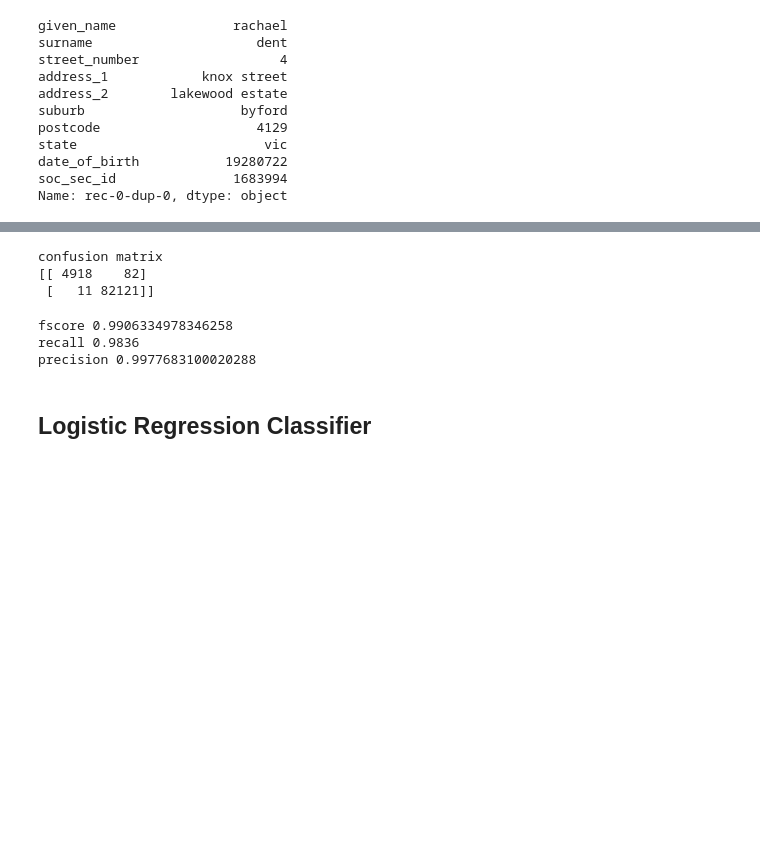
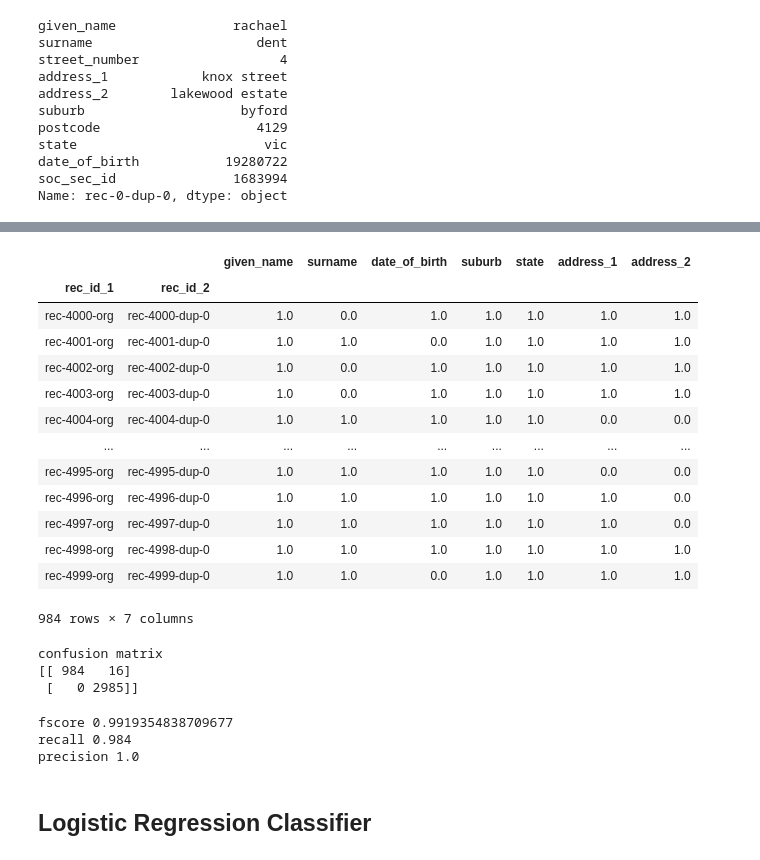
Before and after one commit to frenkowski/ML_aided_RecordLinkage, a Jupyter notebook: AD_project.ipynb, the cells around one changed output, grey strips where cells are left out. Saved outputs shown, nothing was run; the diff lists cells and outputs as text; code cells hidden in the pictures; blank space fills up the shorter version.

```diff
--- a/AD_project.ipynb
+++ b/AD_project.ipynb
@@ -313,24 +390,42 @@ matches
+# %%
+testing_matches = testing_features[testing_features.sum(axis=1) > 3]
+testing_matches
+# %% [output]
+|  |  | given_name | surname | date_of_birth | suburb | state | address_1 | address_2 |
+| rec_id_1 | rec_id_2 |  |  |  |  |  |  |  |
+| rec-4000-org | rec-4000-dup-0 | 1.0 | 0.0 | 1.0 | 1.0 | 1.0 | 1.0 | 1.0 |
+| rec-4001-org | rec-4001-dup-0 | 1.0 | 1.0 | 0.0 | 1.0 | 1.0 | 1.0 | 1.0 |
+| rec-4002-org | rec-4002-dup-0 | 1.0 | 0.0 | 1.0 | 1.0 | 1.0 | 1.0 | 1.0 |
+| rec-4003-org | rec-4003-dup-0 | 1.0 | 0.0 | 1.0 | 1.0 | 1.0 | 1.0 | 1.0 |
+| rec-4004-org | rec-4004-dup-0 | 1.0 | 1.0 | 1.0 | 1.0 | 1.0 | 0.0 | 0.0 |
+| ... | ... | ... | ... | ... | ... | ... | ... | ... |
+| rec-4995-org | rec-4995-dup-0 | 1.0 | 1.0 | 1.0 | 1.0 | 1.0 | 0.0 | 0.0 |
+| rec-4996-org | rec-4996-dup-0 | 1.0 | 1.0 | 1.0 | 1.0 | 1.0 | 1.0 | 0.0 |
+| rec-4997-org | rec-4997-dup-0 | 1.0 | 1.0 | 1.0 | 1.0 | 1.0 | 1.0 | 0.0 |
+| rec-4998-org | rec-4998-dup-0 | 1.0 | 1.0 | 1.0 | 1.0 | 1.0 | 1.0 | 1.0 |
+| rec-4999-org | rec-4999-dup-0 | 1.0 | 1.0 | 0.0 | 1.0 | 1.0 | 1.0 | 1.0 |
+984 rows × 7 columns
 # %%
 # return the confusion matrix
-conf_noml = rl.confusion_matrix(true_links, matches, len(candidate_links))
+conf_noml = rl.confusion_matrix(testing_true_links, testing_matches, len(candidate_links_testing))
 print('confusion matrix')
 print(conf_noml)
 # %% [output]
 confusion matrix
-[[ 4918    82]
- [   11 82121]]
+[[ 984   16]
+ [   0 2985]]
 # %%
 # compute the F-score for this classification
 fscore = rl.fscore(conf_noml)
 print('fscore', fscore)
-recall = rl.recall(true_links, matches)
+recall = rl.recall(testing_true_links, testing_matches)
 print('recall', recall)
-precision = rl.precision(true_links, matches)
+precision = rl.precision(testing_true_links, testing_matches)
 print('precision', precision)
 # %% [output]
-fscore 0.9906334978346258
-recall 0.9836
-precision 0.9977683100020288
+fscore 0.9919354838709677
+recall 0.984
+precision 1.0
 # %% [markdown]
 ## Logistic Regression Classifier
 # %%
```
Also changed, not shown: parts of 47 cells of this notebook.
